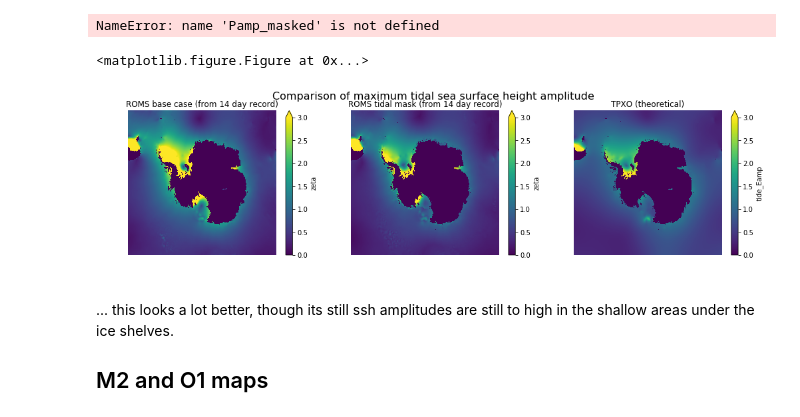
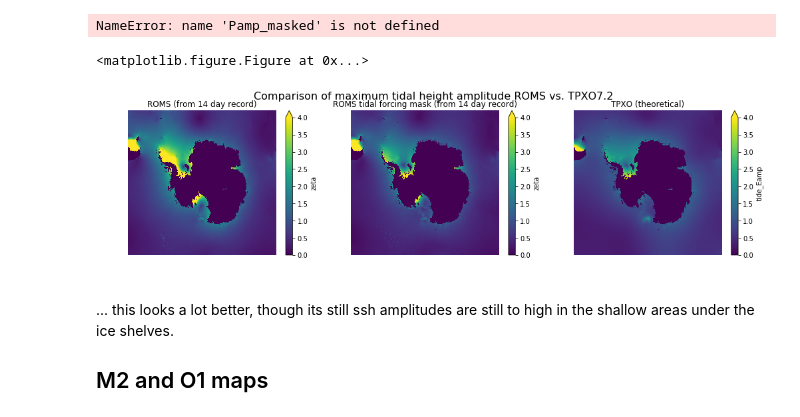
Before and after one commit to kuechenrole/tidal_melting, a Jupyter notebook: notebooks/reports/0.3-kuechenrole-tides_tuning.ipynb, the cells around one changed output. Cells and saved outputs as stored; diff of their text form; code cells hidden in the pictures.

```diff
--- a/notebooks/reports/0.3-kuechenrole-tides_tuning.ipynb
+++ b/notebooks/reports/0.3-kuechenrole-tides_tuning.ipynb
@@ -183,23 +183,26 @@ ds_tm = xr.open_dataset(file_path)
 # calculate maximum anomaly of the free surface height compared to the 14 day mean
 roms_tm_ampl_max = ds_tm.zeta[336:].max('ocean_time')-ds_tm.zeta[336:].mean('ocean_time')
 # %%
-# plot against base case and tpxo
-plt.clf()
-fig,(ax1,ax2,ax3) = plt.subplots(ncols=3,figsize=(17,4))
-fig.suptitle('Comparison of maximum tidal sea surface height amplitude',fontsize=16)
-roms_ampl_max.fillna(0).plot(ax=ax1,vmax=3)
-ax1.set_title('ROMS base case (from 14 day record)')
-ax1.axis('off')
-roms_tm_ampl_max.fillna(0).plot(ax=ax2,vmax=3)
-ax2.set_title('ROMS tidal mask (from 14 day record)')
-ax2.axis('off')
-tpxo_ampl_max.tide_Eamp.plot(ax=ax3,vmax=3)
-ax3.set_title('TPXO (theoretical)')
-ax3.axis('off')
-plt.show()
+# plot against tpxo as before
+def plot_max_ampl(case_max_ampl_da,case_str):
+    plt.clf()
+    fig,(ax1,ax2,ax3) = plt.subplots(ncols=3,figsize=(17,4))
+    fig.suptitle('Comparison of maximum tidal height amplitude ROMS vs. TPXO7.2',fontsize=16)
+    roms_ampl_max.fillna(0).plot(ax=ax1,vmax=4)
+    ax1.set_title('ROMS (from 14 day record)')
+    ax1.axis('off')
+    case_max_ampl_da.fillna(0).plot(ax=ax2,vmax=4)
+    ax2.set_title('ROMS '+case_str+' (from 14 day record)')
+    ax2.axis('off')
+    tpxo_ampl_max.tide_Eamp.plot(ax=ax3,vmax=4)
+    ax3.set_title('TPXO (theoretical)')
+    ax3.axis('off')
+    plt.show()
-# %% [output]
-<matplotlib.figure.Figure at 0x...>
-[figure, removed]
+# %%
+plot_max_ampl(roms_tm_ampl_max,'tidal forcing mask')
+# %% [output]
+<matplotlib.figure.Figure at 0x...>
+[figure, added]
 # %% [markdown]
 ... this looks a lot better, though its still ssh amplitudes are still to high in the shallow areas under the ice shelves.
 ## M2 and O1 maps
```
Also changed, not shown: parts of 40 cells of this notebook, 1 other file.
